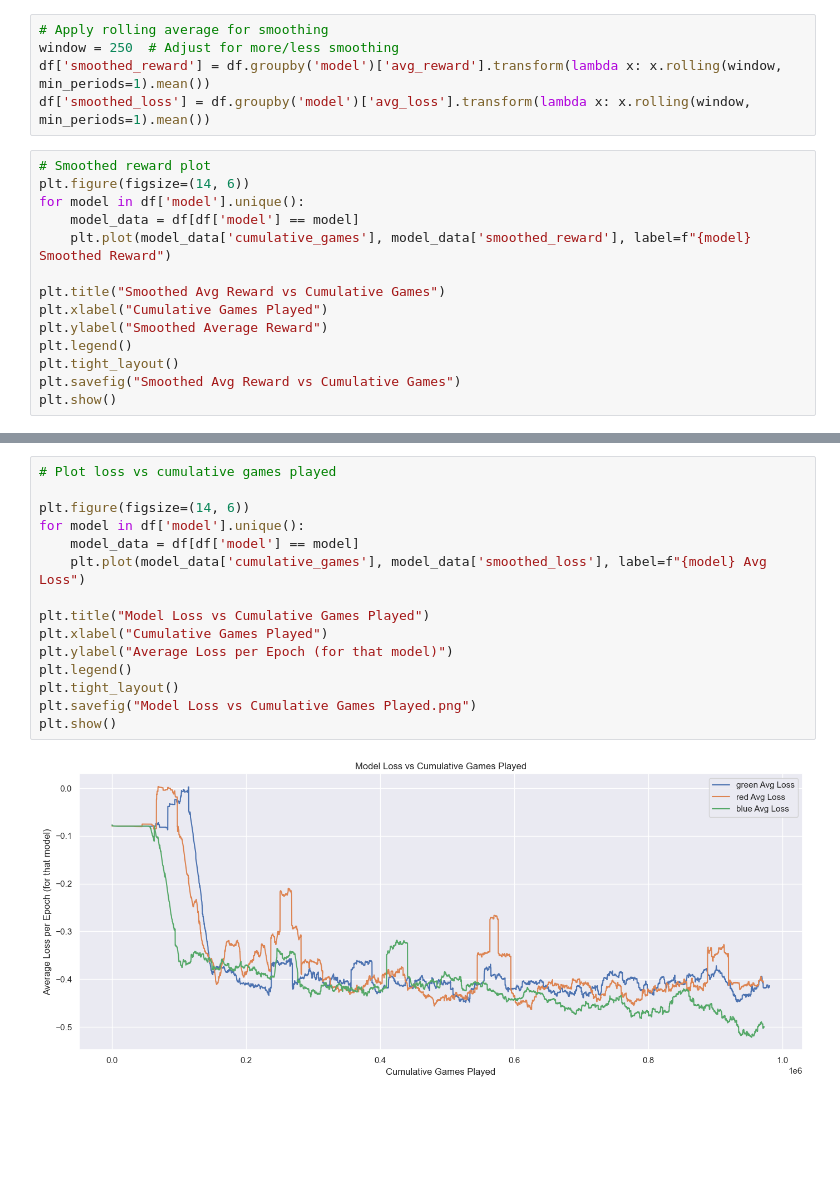
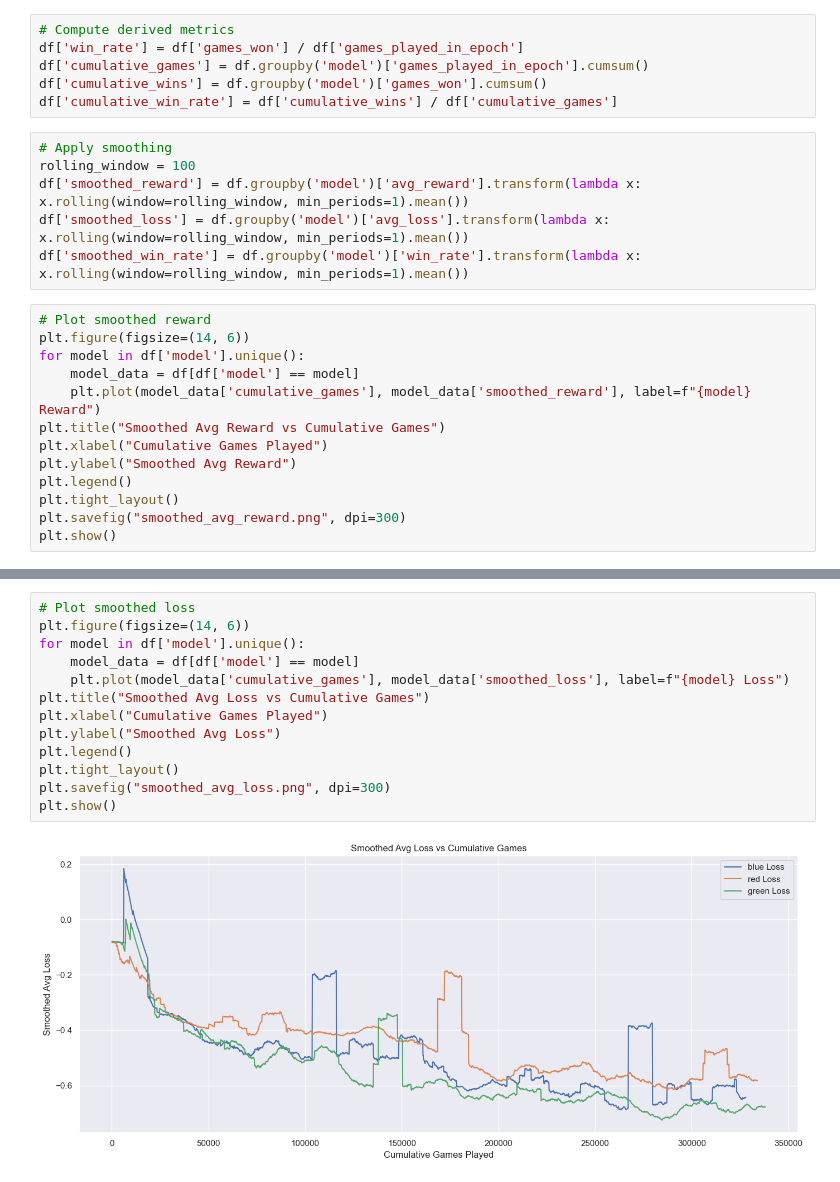
Before and after one commit to Saremist/fheroes2battleAI, a Jupyter notebook: analyze_training_log.ipynb, the cells around one changed output, grey strips where cells are left out. Drawn from its saved outputs; the diff is of its cells as text; blank space fills up the shorter version.

```diff
--- a/analyze_training_log.ipynb
+++ b/analyze_training_log.ipynb
@@ -51,20 +43,26 @@ df.head()
+# %%
+# Compute derived metrics
+df['win_rate'] = df['games_won'] / df['games_played_in_epoch']
+df['cumulative_games'] = df.groupby('model')['games_played_in_epoch'].cumsum()
+df['cumulative_wins'] = df.groupby('model')['games_won'].cumsum()
+df['cumulative_win_rate'] = df['cumulative_wins'] / df['cumulative_games']
 # %%
-# Apply rolling average for smoothing
-window = 250  # Adjust for more/less smoothing
-df['smoothed_reward'] = df.groupby('model')['avg_reward'].transform(lambda x: x.rolling(window, min_periods=1).mean())
-df['smoothed_loss'] = df.groupby('model')['avg_loss'].transform(lambda x: x.rolling(window, min_periods=1).mean())
+# Apply smoothing
+rolling_window = 100
+df['smoothed_reward'] = df.groupby('model')['avg_reward'].transform(lambda x: x.rolling(window=rolling_window, min_periods=1).mean())
+df['smoothed_loss'] = df.groupby('model')['avg_loss'].transform(lambda x: x.rolling(window=rolling_window, min_periods=1).mean())
+df['smoothed_win_rate'] = df.groupby('model')['win_rate'].transform(lambda x: x.rolling(window=rolling_window, min_periods=1).mean())
 # %%
-# Smoothed reward plot
+# Plot smoothed reward
 plt.figure(figsize=(14, 6))
 for model in df['model'].unique():
     model_data = df[df['model'] == model]
-    plt.plot(model_data['cumulative_games'], model_data['smoothed_reward'], label=f"{model} Smoothed Reward")
-
+    plt.plot(model_data['cumulative_games'], model_data['smoothed_reward'], label=f"{model} Reward")
 plt.title("Smoothed Avg Reward vs Cumulative Games")
 plt.xlabel("Cumulative Games Played")
-plt.ylabel("Smoothed Average Reward")
+plt.ylabel("Smoothed Avg Reward")
 plt.legend()
 plt.tight_layout()
-plt.savefig("Smoothed Avg Reward vs Cumulative Games")
+plt.savefig("smoothed_avg_reward.png", dpi=300)
 plt.show()
 # %% [output]
@@ -72,17 +70,15 @@ plt.show()
 # %%
-# Plot loss vs cumulative games played
-
+# Plot smoothed loss
 plt.figure(figsize=(14, 6))
 for model in df['model'].unique():
     model_data = df[df['model'] == model]
-    plt.plot(model_data['cumulative_games'], model_data['smoothed_loss'], label=f"{model} Avg Loss")
-
-plt.title("Model Loss vs Cumulative Games Played")
+    plt.plot(model_data['cumulative_games'], model_data['smoothed_loss'], label=f"{model} Loss")
+plt.title("Smoothed Avg Loss vs Cumulative Games")
 plt.xlabel("Cumulative Games Played")
-plt.ylabel("Average Loss per Epoch (for that model)")
+plt.ylabel("Smoothed Avg Loss")
 plt.legend()
 plt.tight_layout()
-plt.savefig("Model Loss vs Cumulative Games Played.png")
+plt.savefig("smoothed_avg_loss.png", dpi=300)
 plt.show()
 # %% [output]
-[figure, old version]
+[figure, new version]
```
Also changed, not shown: parts of 8 cells of this notebook, 20 other files.
